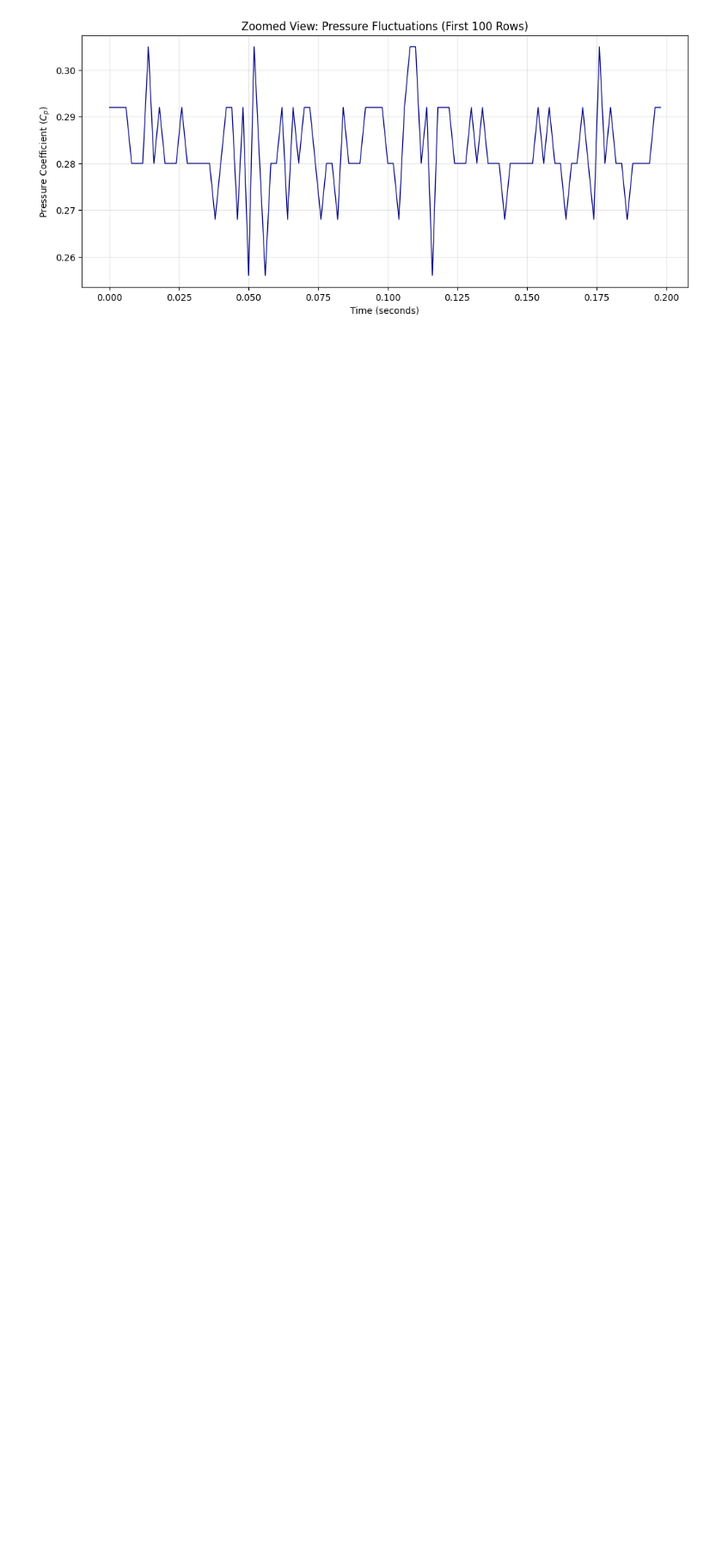
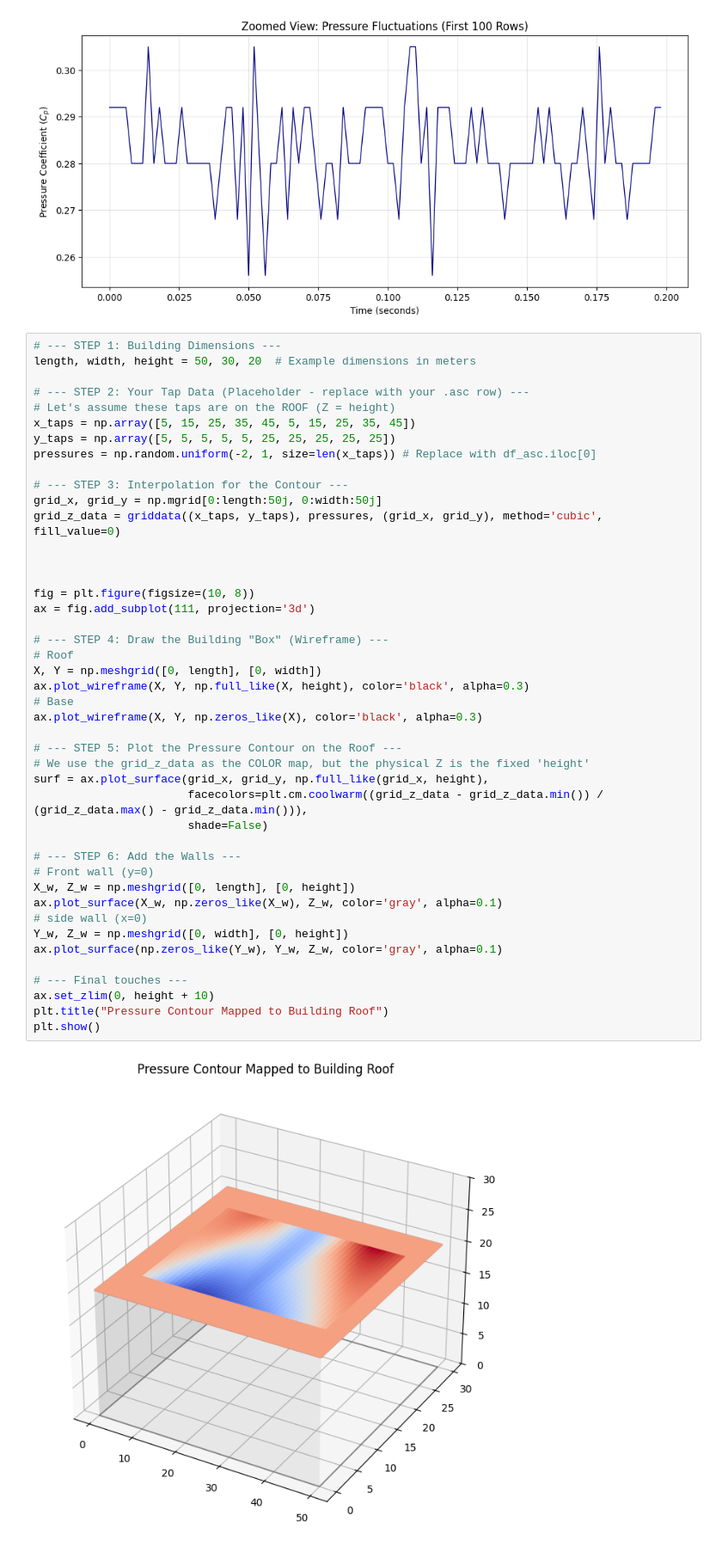
Before and after one commit to sam2mengis2/NIST-TPU-Database-Interface, a Jupyter notebook: ReadfirstHED.ipynb, the cells around one changed output. Shown at 86% size. Drawn from its saved outputs; the diff is of its cells as text; blank space fills up the shorter version.

```diff
--- a/ReadfirstHED.ipynb
+++ b/ReadfirstHED.ipynb
@@ -321,3 +410,49 @@ plt.grid(True, alpha=0.3)
 plt.show()
 # %% [output]
 [figure]
+# %%
+# --- STEP 1: Building Dimensions ---
+length, width, height = 50, 30, 20  # Example dimensions in meters
+
+# --- STEP 2: Your Tap Data (Placeholder - replace with your .asc row) ---
+# Let's assume these taps are on the ROOF (Z = height)
+x_taps = np.array([5, 15, 25, 35, 45, 5, 15, 25, 35, 45])
+y_taps = np.array([5, 5, 5, 5, 5, 25, 25, 25, 25, 25])
+pressures = np.random.uniform(-2, 1, size=len(x_taps)) # Replace with df_asc.iloc[0]
+
+# --- STEP 3: Interpolation for the Contour ---
+grid_x, grid_y = np.mgrid[0:length:50j, 0:width:50j]
+grid_z_data = griddata((x_taps, y_taps), pressures, (grid_x, grid_y), method='cubic', fill_value=0)
+
+
+
+fig = plt.figure(figsize=(10, 8))
+ax = fig.add_subplot(111, projection='3d')
+
+# --- STEP 4: Draw the Building "Box" (Wireframe) ---
+# Roof
+X, Y = np.meshgrid([0, length], [0, width])
+ax.plot_wireframe(X, Y, np.full_like(X, height), color='black', alpha=0.3)
+# Base
+ax.plot_wireframe(X, Y, np.zeros_like(X), color='black', alpha=0.3)
+
+# --- STEP 5: Plot the Pressure Contour on the Roof ---
+# We use the grid_z_data as the COLOR map, but the physical Z is the fixed 'height'
+surf = ax.plot_surface(grid_x, grid_y, np.full_like(grid_x, height),
+                       facecolors=plt.cm.coolwarm((grid_z_data - grid_z_data.min()) / (grid_z_data.max() - grid_z_data.min())),
+                       shade=False)
+
+# --- STEP 6: Add the Walls ---
+# Front wall (y=0)
+X_w, Z_w = np.meshgrid([0, length], [0, height])
+ax.plot_surface(X_w, np.zeros_like(X_w), Z_w, color='gray', alpha=0.1)
+# side wall (x=0)
+Y_w, Z_w = np.meshgrid([0, width], [0, height])
+ax.plot_surface(np.zeros_like(Y_w), Y_w, Z_w, color='gray', alpha=0.1)
+
+# --- Final touches ---
+ax.set_zlim(0, height + 10)
+plt.title("Pressure Contour Mapped to Building Roof")
+plt.show()
+# %% [output]
+[figure, added]
```
Also changed, not shown: parts of 5 cells of this notebook.
